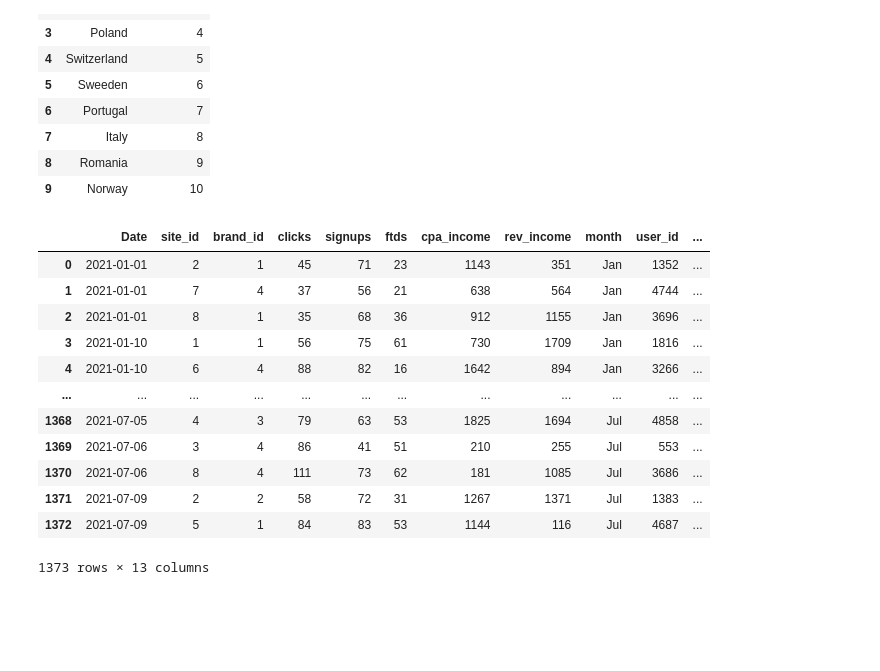
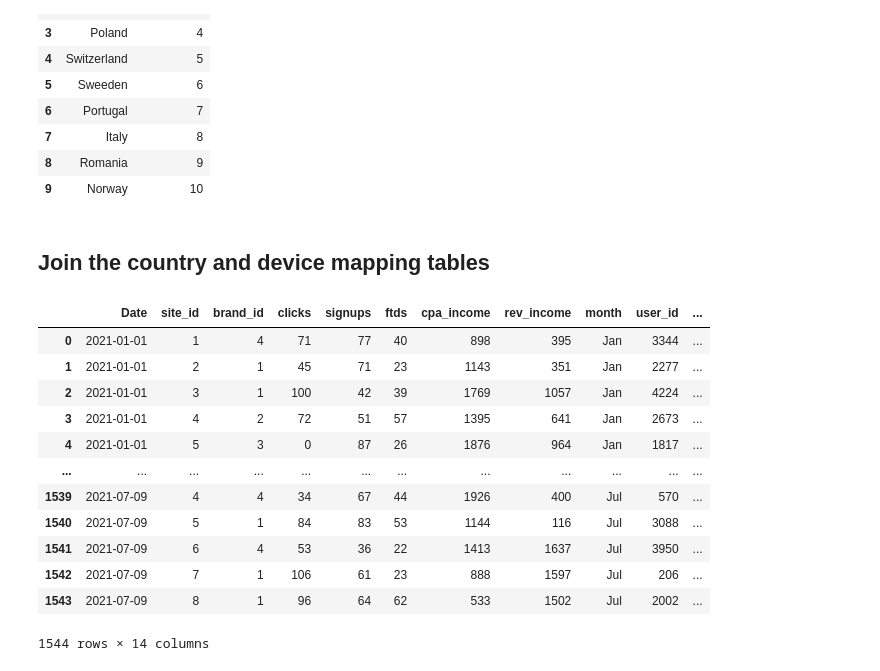
Before and after one commit to TCarrPGH/Raketech, a Jupyter notebook: clicks_analysis.ipynb, the cells around one changed output. Cells and saved outputs as stored; diff of their text form; code cells hidden in the pictures; blank space fills up the shorter version.

```diff
--- a/clicks_analysis.ipynb
+++ b/clicks_analysis.ipynb
@@ -516,20 +360,25 @@ country_df
 | 7 | Italy | 8 |
 | 8 | Romania | 9 |
 | 9 | Norway | 10 |
+# %% [markdown]
+
+## Join the country and device mapping tables
 # %%
-daily_click_stats_df_v3 = pd.merge(daily_click_stats_df_v2, country_df, how="inner", on="country_id")
+daily_click_stats_df_v3 = pd.merge(daily_click_stats_df_v2, country_df, how="left", on="country_id")
+daily_click_stats_df_v3 = pd.merge(daily_click_stats_df_v3, device_df, how="left", on="device_id")
+
 daily_click_stats_df_v3
 # %% [output]
 |  | Date | site_id | brand_id | clicks | signups | ftds | cpa_income | rev_income | month | user_id | ... |
-| 0 | 2021-01-01 | 2 | 1 | 45 | 71 | 23 | 1143 | 351 | Jan | 1352 | ... |
-| 1 | 2021-01-01 | 7 | 4 | 37 | 56 | 21 | 638 | 564 | Jan | 4744 | ... |
-| 2 | 2021-01-01 | 8 | 1 | 35 | 68 | 36 | 912 | 1155 | Jan | 3696 | ... |
-| 3 | 2021-01-10 | 1 | 1 | 56 | 75 | 61 | 730 | 1709 | Jan | 1816 | ... |
-| 4 | 2021-01-10 | 6 | 4 | 88 | 82 | 16 | 1642 | 894 | Jan | 3266 | ... |
+| 0 | 2021-01-01 | 1 | 4 | 71 | 77 | 40 | 898 | 395 | Jan | 3344 | ... |
+| 1 | 2021-01-01 | 2 | 1 | 45 | 71 | 23 | 1143 | 351 | Jan | 2277 | ... |
+| 2 | 2021-01-01 | 3 | 1 | 100 | 42 | 39 | 1769 | 1057 | Jan | 4224 | ... |
+| 3 | 2021-01-01 | 4 | 2 | 72 | 51 | 57 | 1395 | 641 | Jan | 2673 | ... |
+| 4 | 2021-01-01 | 5 | 3 | 0 | 87 | 26 | 1876 | 964 | Jan | 1817 | ... |
 | ... | ... | ... | ... | ... | ... | ... | ... | ... | ... | ... | ... |
-| 1368 | 2021-07-05 | 4 | 3 | 79 | 63 | 53 | 1825 | 1694 | Jul | 4858 | ... |
-| 1369 | 2021-07-06 | 3 | 4 | 86 | 41 | 51 | 210 | 255 | Jul | 553 | ... |
-| 1370 | 2021-07-06 | 8 | 4 | 111 | 73 | 62 | 181 | 1085 | Jul | 3686 | ... |
-| 1371 | 2021-07-09 | 2 | 2 | 58 | 72 | 31 | 1267 | 1371 | Jul | 1383 | ... |
-| 1372 | 2021-07-09 | 5 | 1 | 84 | 83 | 53 | 1144 | 116 | Jul | 4687 | ... |
+| 1539 | 2021-07-09 | 4 | 4 | 34 | 67 | 44 | 1926 | 400 | Jul | 570 | ... |
+| 1540 | 2021-07-09 | 5 | 1 | 84 | 83 | 53 | 1144 | 116 | Jul | 3088 | ... |
+| 1541 | 2021-07-09 | 6 | 4 | 53 | 36 | 22 | 1413 | 1637 | Jul | 3950 | ... |
+| 1542 | 2021-07-09 | 7 | 1 | 106 | 61 | 23 | 888 | 1597 | Jul | 206 | ... |
+| 1543 | 2021-07-09 | 8 | 1 | 96 | 64 | 62 | 533 | 1502 | Jul | 2002 | ... |
-1373 rows × 13 columns
+1544 rows × 14 columns
```
Also changed, not shown: parts of 50 cells of this notebook, 1 other file.
